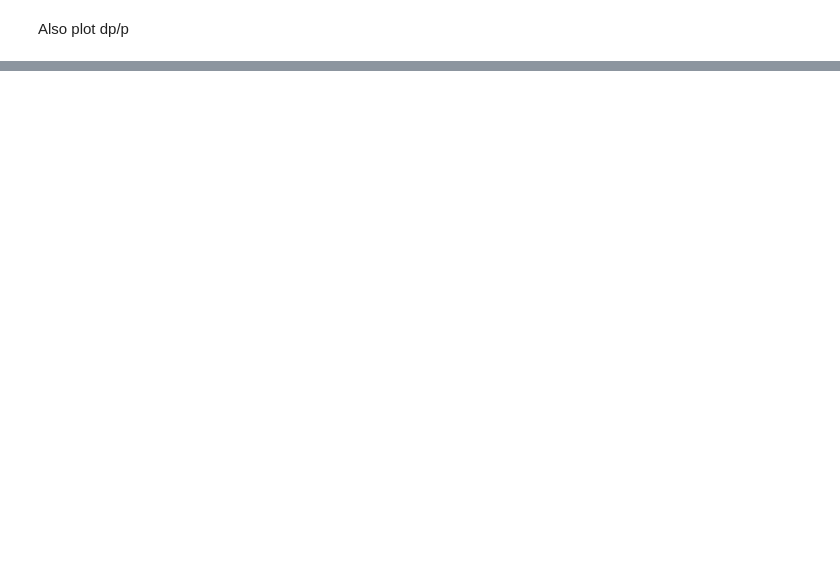
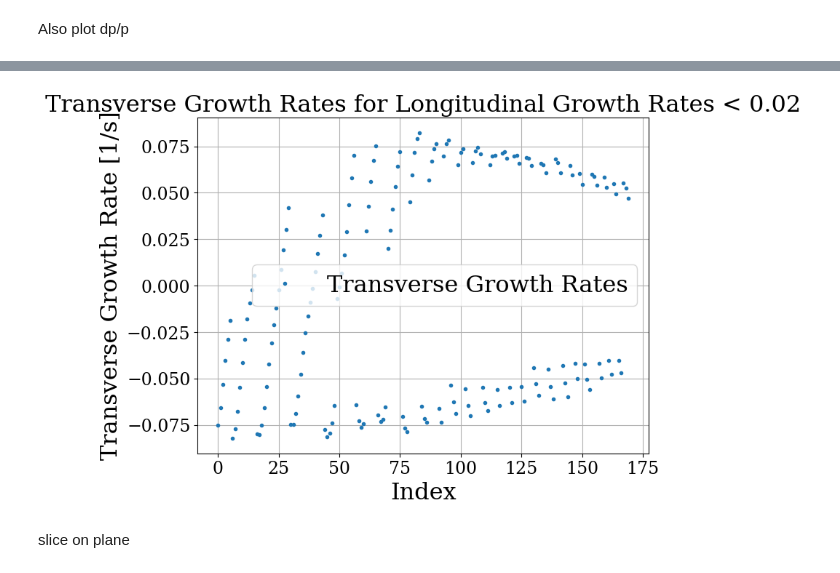
Before and after one commit to pkruyt/laser_cooling, a Jupyter notebook: SPS/SPS_pulsed/linear_lattice/Plot_heating_vs_cooling.ipynb, the cells around one changed output, grey strips where cells are left out. Drawn from its saved outputs; the diff is of its cells as text; code cells hidden in the pictures; blank space fills up the shorter version.

```diff
--- a/SPS/SPS_pulsed/linear_lattice/Plot_heating_vs_cooling.ipynb
+++ b/SPS/SPS_pulsed/linear_lattice/Plot_heating_vs_cooling.ipynb
@@ -198,0 +211,31 @@ plt.show()
+# %%
+import numpy as np
+
+# Load the saved data
+data = np.load('results/2d_cooling_rates.npz')
+
+# Extract the arrays
+transverse_growth_rates = data['transverse_growth_rates']
+longitudinal_growth_rates = data['longitudinal_growth_rates']
+gamma_list = data['gamma_list']
+laser_x_list = data['laser_x_list']
+
+# Find indices where longitudinal growth rates are less than 0.02
+longitudinal_zero_indices = np.where((longitudinal_growth_rates >= -10) & (longitudinal_growth_rates <= 10))
+
+# Extract corresponding transverse growth rates
+a = transverse_growth_rates[longitudinal_zero_indices]
+
+# Find the index of the most negative value in a
+index_of_min_neg = np.argmax(-a)
+
+# Get the corresponding indices in gamma_list and laser_x_list
+corresponding_indices_neg = np.unravel_index(longitudinal_zero_indices[0][index_of_min_neg], transverse_growth_rates.shape)
+
+# Get the corresponding values of gamma and laser offset
+corresponding_gamma_neg = gamma_list[corresponding_indices_neg[0]]
+corresponding_laser_offset_neg = laser_x_list[corresponding_indices_neg[1]]
+
+print("Most negative transverse growth rate value:", a[index_of_min_neg])
+print("Corresponding gamma value:", corresponding_gamma_neg)
+print("Corresponding laser offset value:", corresponding_laser_offset_neg*1e3)
@@ -198,0 +293,13 @@ plt.show()
+# %%
+plt.figure(figsize=(8, 6))
+plt.plot(a, 'o', markersize=3, label='Transverse Growth Rates')
+plt.xlabel('Index')
+plt.ylabel('Transverse Growth Rate [1/s]')
+plt.title('Transverse Growth Rates for Longitudinal Growth Rates < 0.02')
+plt.legend()
+plt.grid(True)
+plt.show()
+# %% [output]
+[figure, added]
+# %% [markdown]
+slice on plane
```
Also changed, not shown: parts of 18 cells of this notebook, 9 other files.
